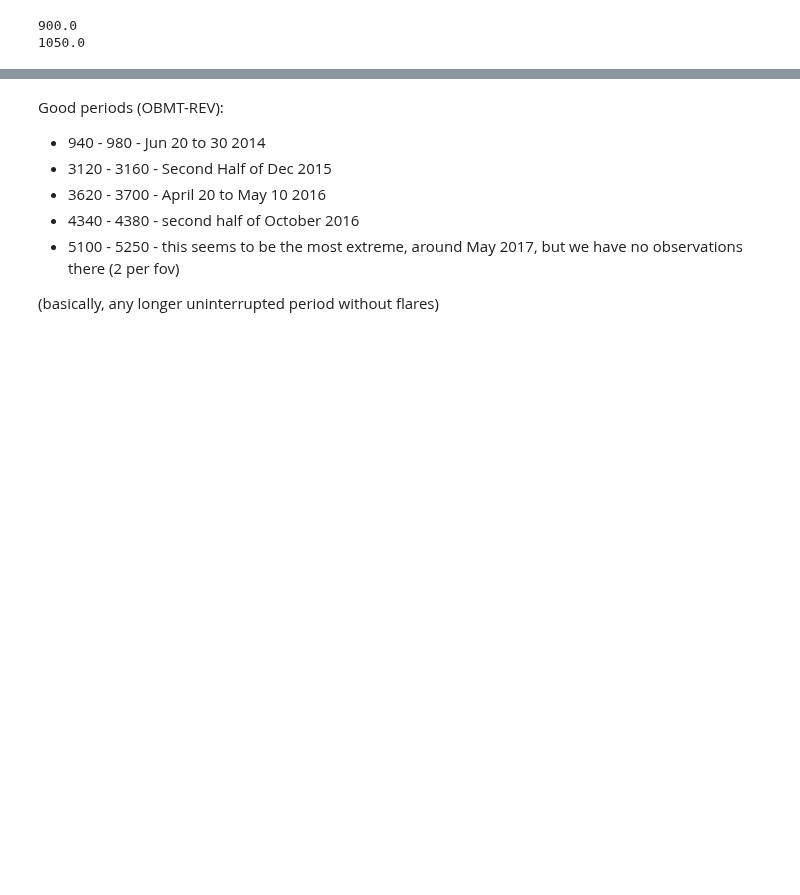
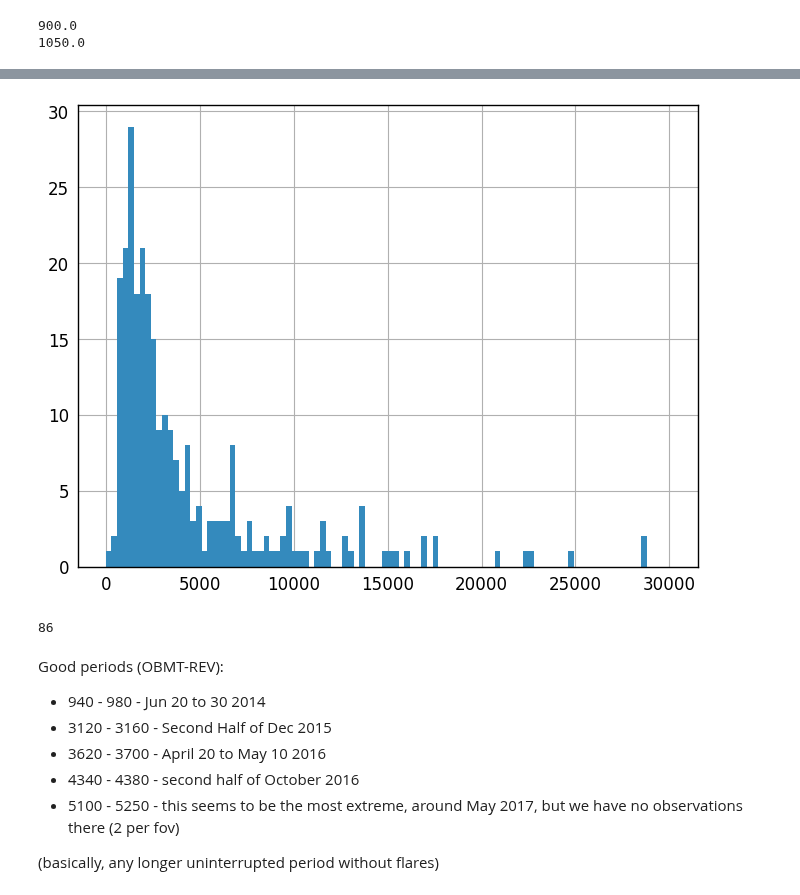
Before and after one commit to asierabreu/cosmics, a Jupyter notebook: analysis/cross-checks/sm_checks.ipynb, the cells around one changed output, grey strips where cells are left out. Cells and saved outputs as stored; diff of their text form; code cells hidden in the pictures; blank space fills up the shorter version.

```diff
--- a/analysis/cross-checks/sm_checks.ipynb
+++ b/analysis/cross-checks/sm_checks.ipynb
@@ -320,3 +354,11 @@ plt.gcf().set_size_inches(15,3)
+# %%
+test = plt.hist(e2[np.where([row2==5])[1][15]],100, range=(0,30000))
+# %% [output]
+[figure, added]
+# %%
+np.where([row2==7])[1][11]
+# %% [output]
+86
 # %% [markdown]
 Good periods (OBMT-REV):
 
```
Also changed, not shown: parts of 5 cells of this notebook, 13 other files.
